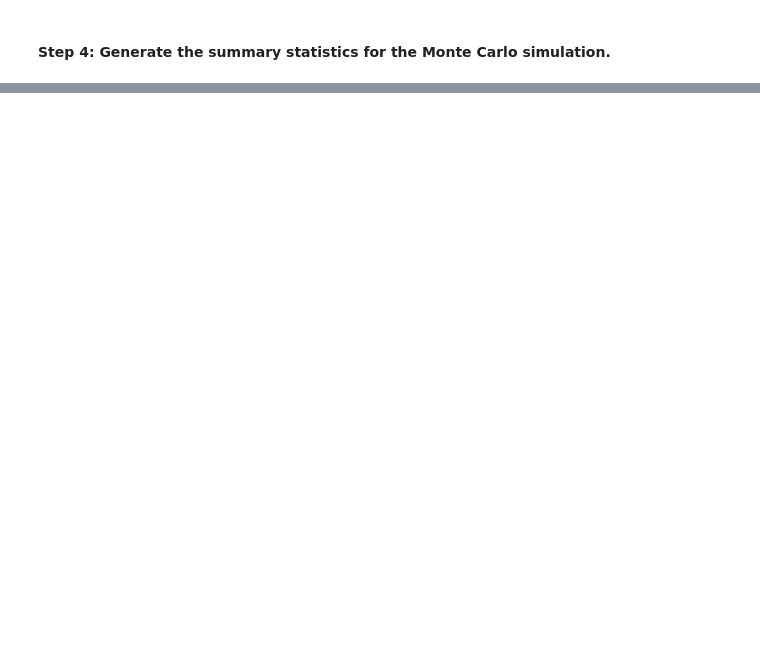
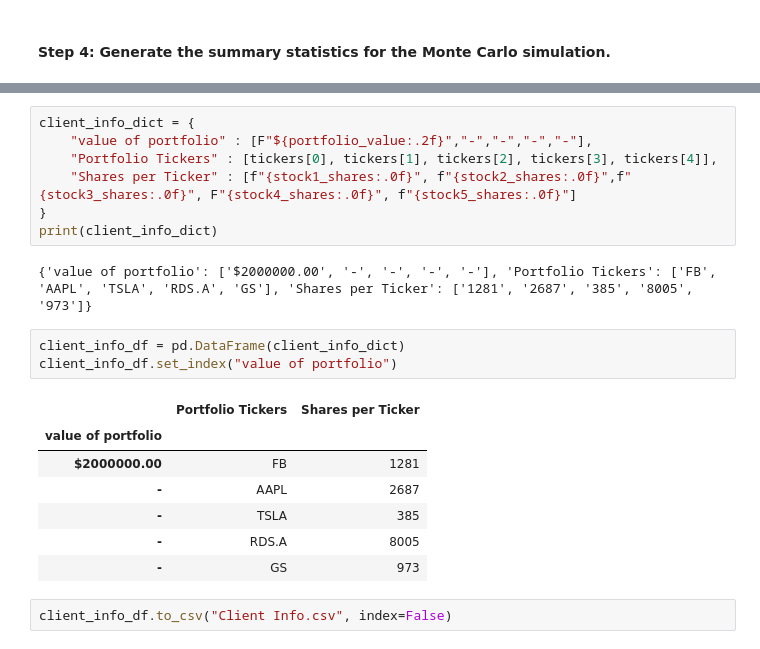
Before and after one commit to Hashtahg/Project_1_Bootcamp, a Jupyter notebook: portfolio_analysis.ipynb, the cells around one changed output, grey strips where cells are left out. Cells and saved outputs as stored; diff of their text form; blank space fills up the shorter version.

Commit message:
added code to turn two dictionaries into DataFrame's and those DataFrame's into csv files

```diff
--- a/portfolio_analysis.ipynb
+++ b/portfolio_analysis.ipynb
@@ -489,0 +493,22 @@ There is a 95% chance that the current value of $5000000.00 in the portfolio wit
+# %%
+client_info_dict = {
+    "value of portfolio" : [F"${portfolio_value:.2f}","-","-","-","-"],
+    "Portfolio Tickers" : [tickers[0], tickers[1], tickers[2], tickers[3], tickers[4]],
+    "Shares per Ticker" : [f"{stock1_shares:.0f}", f"{stock2_shares:.0f}",f"{stock3_shares:.0f}", F"{stock4_shares:.0f}", f"{stock5_shares:.0f}"]
+}
+print(client_info_dict)
+# %% [output]
+{'value of portfolio': ['$2000000.00', '-', '-', '-', '-'], 'Portfolio Tickers': ['FB', 'AAPL', 'TSLA', 'RDS.A', 'GS'], 'Shares per Ticker': ['1281', '2687', '385', '8005', '973']}
+# %%
+client_info_df = pd.DataFrame(client_info_dict)
+client_info_df.set_index("value of portfolio")
+# %% [output]
+|  | Portfolio Tickers | Shares per Ticker |
+| value of portfolio |  |  |
+| $2000000.00 | FB | 1281 |
+| - | AAPL | 2687 |
+| - | TSLA | 385 |
+| - | RDS.A | 8005 |
+| - | GS | 973 |
+# %%
+client_info_df.to_csv("Client Info.csv", index=False)
```
Also changed, not shown: parts of 26 cells of this notebook.
